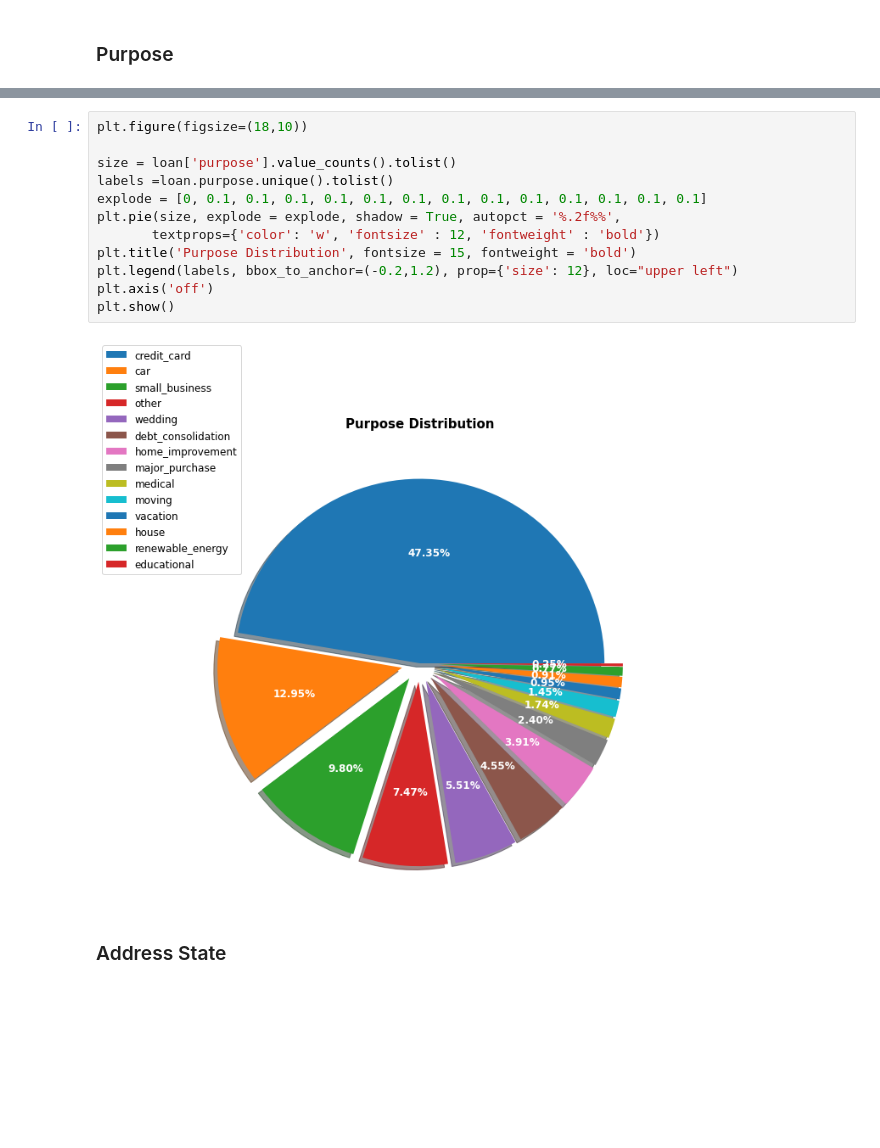
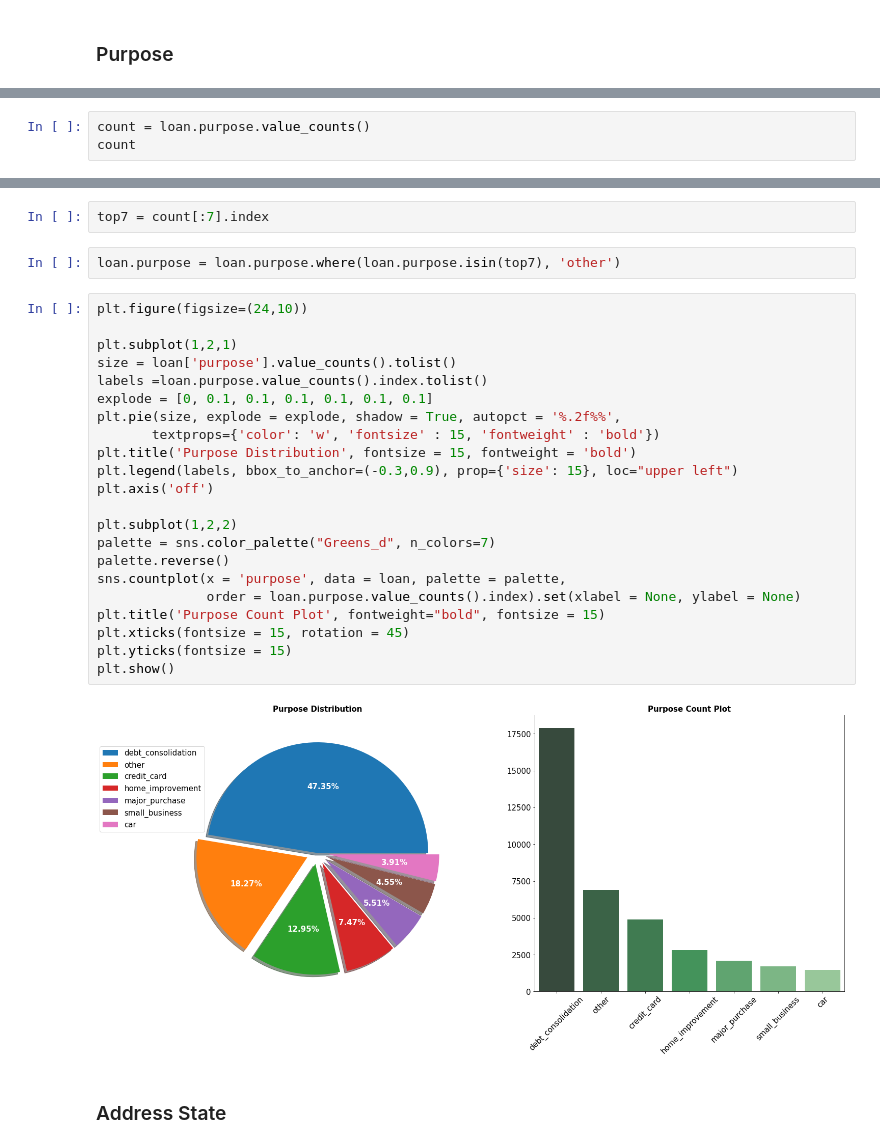
Before and after one commit to npalupunoori/LendingClubCaseStudy, a Jupyter notebook: Naren_Reddy_Palupunoori.ipynb, the cells around one changed output, grey strips where cells are left out. Saved outputs shown, nothing was run; the diff lists cells and outputs as text; blank space fills up the shorter version.

```diff
--- a/Naren_Reddy_Palupunoori.ipynb
+++ b/Naren_Reddy_Palupunoori.ipynb
@@ -644,0 +587,3 @@ plt.show()
+# %%
+count = loan.purpose.value_counts()
+count
@@ -645,17 +609,31 @@ plt.show()
+# %%
+top7 = count[:7].index
+# %%
+loan.purpose = loan.purpose.where(loan.purpose.isin(top7), 'other')
 # %%
-plt.figure(figsize=(18,10))
+plt.figure(figsize=(24,10))
 
+plt.subplot(1,2,1)
 size = loan['purpose'].value_counts().tolist()
-labels =loan.purpose.unique().tolist()
-explode = [0, 0.1, 0.1, 0.1, 0.1, 0.1, 0.1, 0.1, 0.1, 0.1, 0.1, 0.1, 0.1, 0.1]
+labels =loan.purpose.value_counts().index.tolist()
+explode = [0, 0.1, 0.1, 0.1, 0.1, 0.1, 0.1]
 plt.pie(size, explode = explode, shadow = True, autopct = '%.2f%%',
-       textprops={'color': 'w', 'fontsize' : 12, 'fontweight' : 'bold'})
+       textprops={'color': 'w', 'fontsize' : 15, 'fontweight' : 'bold'})
 plt.title('Purpose Distribution', fontsize = 15, fontweight = 'bold')
-plt.legend(labels, bbox_to_anchor=(-0.2,1.2), prop={'size': 12}, loc="upper left")
+plt.legend(labels, bbox_to_anchor=(-0.3,0.9), prop={'size': 15}, loc="upper left")
 plt.axis('off')
+
+plt.subplot(1,2,2)
+palette = sns.color_palette("Greens_d", n_colors=7)
+palette.reverse()
+sns.countplot(x = 'purpose', data = loan, palette = palette,
+              order = loan.purpose.value_counts().index).set(xlabel = None, ylabel = None)
+plt.title('Purpose Count Plot', fontweight="bold", fontsize = 15)
+plt.xticks(fontsize = 15, rotation = 45)
+plt.yticks(fontsize = 15)
 plt.show()
 # %% [output]
-[figure, old version]
+[figure, new version]
 # %% [markdown]
 ### Address State
 # %%
```
Also changed, not shown: parts of 55 cells of this notebook.
